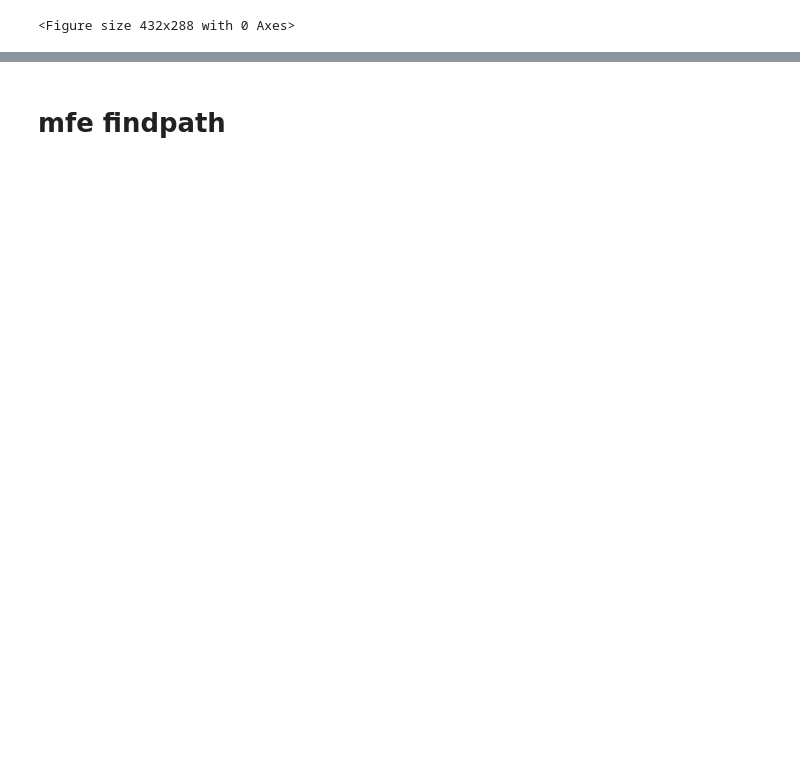
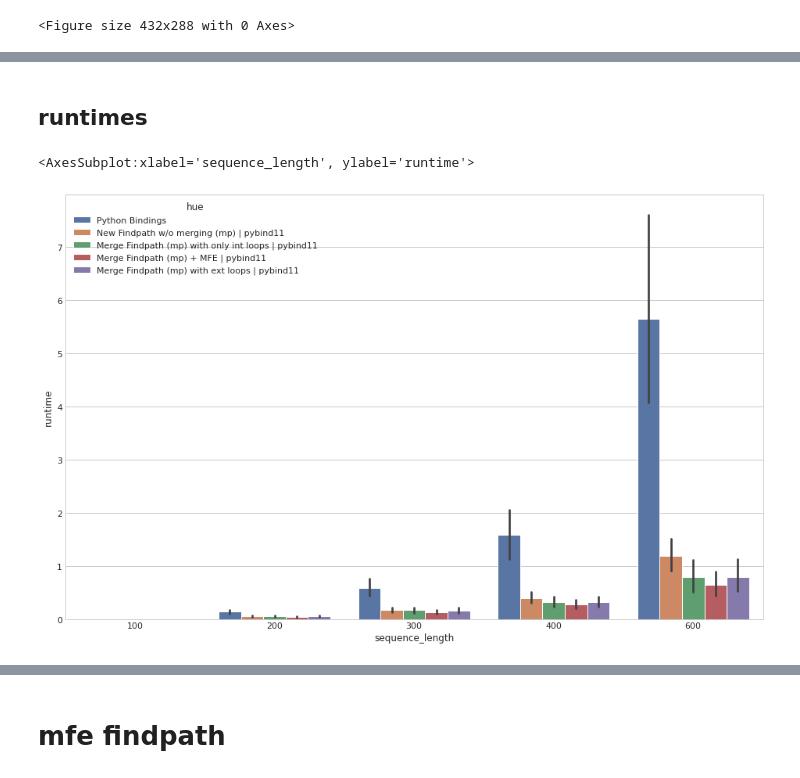
Before and after one commit to maxf-at/findpath_cpp, a Jupyter notebook: benchmarks/benchmarks.ipynb, the cells around one changed output, grey strips where cells are left out. Saved outputs shown, nothing was run; the diff lists cells and outputs as text; code cells hidden in the pictures; blank space fills up the shorter version.

```diff
--- a/benchmarks/benchmarks.ipynb
+++ b/benchmarks/benchmarks.ipynb
@@ -17,0 +174,70 @@ sns.despine()
+# %% [markdown]
+## runtimes
+# %%
+# hashing effect
+
+# barrier shift
+prefix = "./results/"
+filenames = [
+             "n_local_min_100_multiple_sections_min10.csv",
+             "n_local_min_200_multiple_sections_min10.csv",
+             "n_local_min_300_multiple_sections_min10.csv",
+             "n_local_min_400_multiple_sections_min10.csv",
+             "n_local_min_600_multiple_sections_min10.csv",
+             ]
+
+subplots = len(filenames)
+
+df = pd.DataFrame()
+
+for i, filename in enumerate(filenames):
+    c_df = pd.read_csv(prefix+filename)
+    frames = [df, c_df]
+    c_df["sequence_length"] = len(c_df["sequence"][0])
+    c_df["runtime"] = c_df["py_runtimes"]
+    c_df["hue"] = "Python Bindings"
+    df = pd.concat(frames)
+
+    # c_df = pd.read_csv(prefix+filename)
+    # frames = [df, c_df]
+    # c_df["sequence_length"] = len(c_df["sequence"][0])
+    # c_df["runtime"] = c_df["new_fp_runtimes"]
+    # c_df["hue"] = "New Findpath w/o merging (single thread) | pybind11"
+    # df = pd.concat(frames)
+
+    c_df = pd.read_csv(prefix+filename)
+    frames = [df, c_df]
+    c_df["sequence_length"] = len(c_df["sequence"][0])
+    c_df["runtime"] = c_df["new_fp_runtimes"]
+    c_df["hue"] = "New Findpath w/o merging (mp) | pybind11"
+    df = pd.concat(frames)
+
+    c_df = pd.read_csv(prefix+filename)
+    frames = [df, c_df]
+    c_df["sequence_length"] = len(c_df["sequence"][0])
+    c_df["runtime"] = c_df["new_merge_runtimes"]
+    c_df["hue"] = "Merge Findpath (mp) with only int loops | pybind11"
+    df = pd.concat(frames)
+
+    c_df = pd.read_csv(prefix+filename)
+    frames = [df, c_df]
+    c_df["sequence_length"] = len(c_df["sequence"][0])
+    c_df["runtime"] = c_df["new_merge_mfe_runtimes"]
+    c_df["hue"] = "Merge Findpath (mp) + MFE | pybind11"
+    df = pd.concat(frames)
+
+    c_df = pd.read_csv(prefix+filename)
+    frames = [df, c_df]
+    c_df["sequence_length"] = len(c_df["sequence"][0])
+    c_df["runtime"] = c_df["new_merge_ext_runtimes"]
+    c_df["hue"] = "Merge Findpath (mp) with ext loops | pybind11"
+    df = pd.concat(frames)
+
+
+# df
+sns.set(rc={'figure.figsize':(16,10)})
+plt.style.use('seaborn-whitegrid')
+sns.barplot(y="runtime", x="sequence_length", hue="hue", data=df)
+# %% [output]
+<AxesSubplot:xlabel='sequence_length', ylabel='runtime'>
+[figure, added]
```
Also changed, not shown: parts of 16 cells of this notebook, 18 other files.
